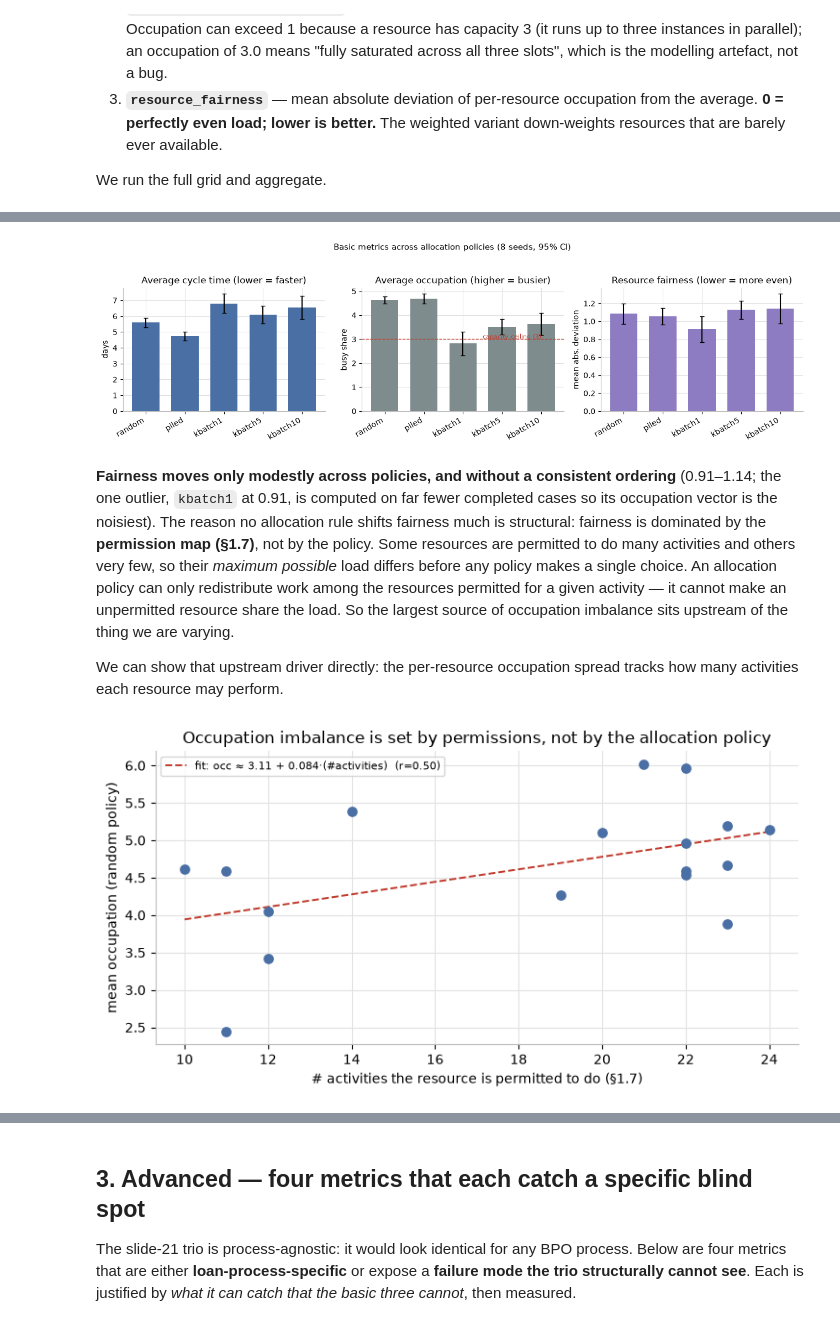
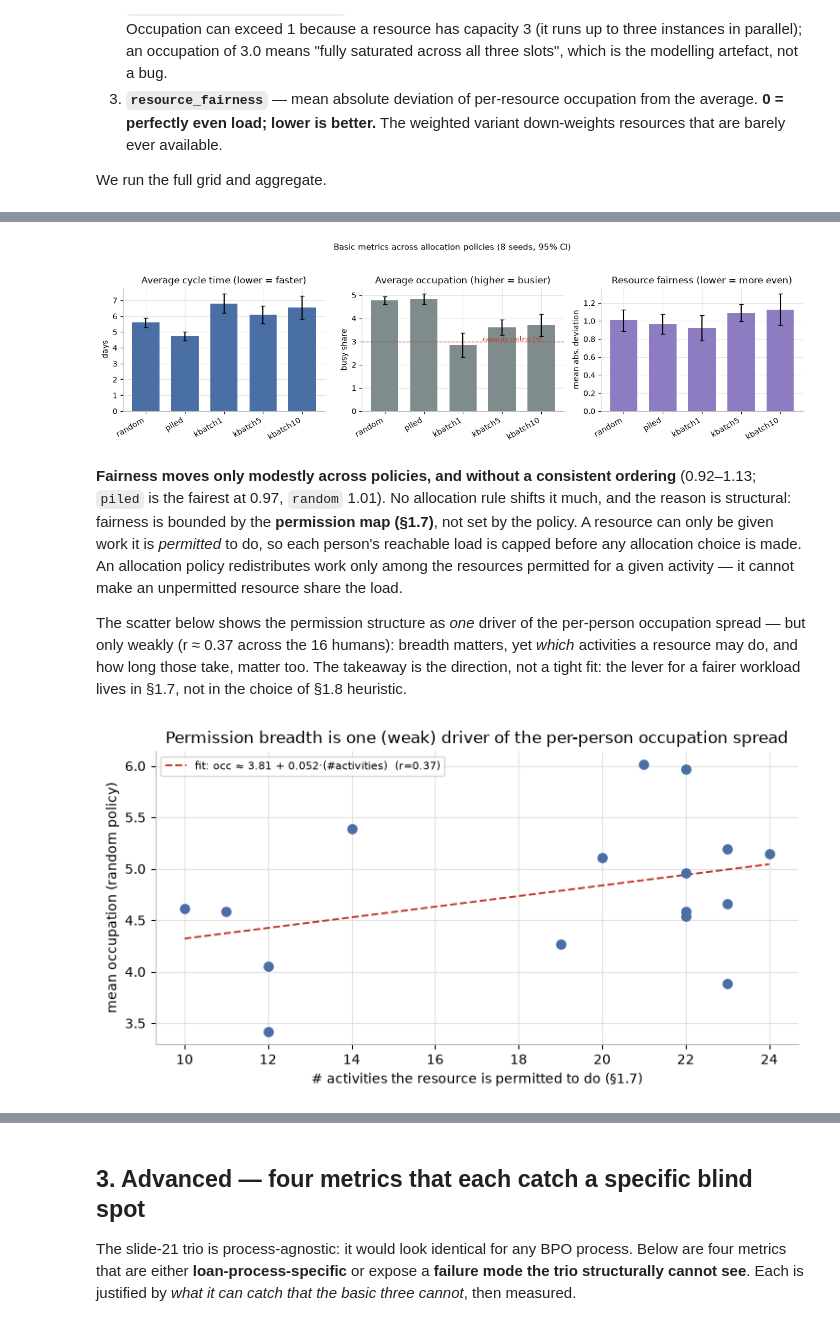
Before and after one commit to ophdn/bpic17-process-mining-group-assignment, a Jupyter notebook: notebooks/04_evaluation.ipynb, the cells around one changed output, grey strips where cells are left out. Drawn from its saved outputs; the diff is of its cells as text; code cells hidden in the pictures.

```diff
--- a/notebooks/04_evaluation.ipynb
+++ b/notebooks/04_evaluation.ipynb
@@ -31,6 +33,7 @@ import matplotlib.pyplot as plt
 import scripts.run_experiments as R
 import scripts.opt_metrics as om
 from simulation.components.resource import RESOURCE_PERMISSIONS
+from analysis.availability import YearlyAvailability
 
 # Match the house style of the 01/02 notebooks without the seaborn dependency.
 BLUE, RED, GREY = "#4a6fa5", "#c0392b", "#7f8c8d"
@@ -42,6 +45,21 @@ plt.rcParams.update({
 pd.set_option("display.float_format", lambda v: f"{v:,.3f}")
 
 DAY = 86400.0
-print(f"{len(RESOURCE_PERMISSIONS)} human resources, "
-      f"{len({a for acts in RESOURCE_PERMISSIONS.values() for a in acts})} activities in the permission map")
+
+# --- Human staff vs automation (reuse Johannes's Section 1.6 "Decision 4") ---
+# Johannes showed one account breaches the structural weekday-coverage ceiling
+# and has NO working calendar: it is an automated system account, not a person.
+# We reuse that finding *data-drivenly* rather than hardcoding a name -- a
+# simulated resource with no weekly working window in the §1.6 calendar is
+# automation. Only human staff can be "fired" and only human load is a
+# meaningful fairness/occupation signal, so the resource-centric metrics and
+# the whole management question below are restricted to HUMANS. The automation
+# still runs in the process, so cycle time / completions / customer milestones
+# keep every case.
+_CAL = YearlyAvailability.from_json("../models/availability_model.json")
+HUMANS    = {r for r in RESOURCE_PERMISSIONS if r in _CAL.weekly.windows}
+AUTOMATED = set(RESOURCE_PERMISSIONS) - HUMANS
+print(f"{len(RESOURCE_PERMISSIONS)} simulated resources = "
+      f"{len(HUMANS)} human staff + {len(AUTOMATED)} automated {sorted(AUTOMATED)}")
+print(f"{len({a for acts in RESOURCE_PERMISSIONS.values() for a in acts})} activities in the permission map")
 # %% [output]
@@ -69,8 +88,12 @@ SEEDS   = list(range(1, 9))
 DAYS    = 21
 POLICIES = ["random", "piled", "kbatch1", "kbatch5", "kbatch10"]
 
-def run_policy(policy, seeds=SEEDS, days=DAYS, excluded=None):
+def run_policy(policy, seeds=SEEDS, days=DAYS, excluded=None, subset=None):
     # Run one policy across seeds; return list of full metric dicts (+ the df).
+    # resource-centric metrics are restricted to `subset` (default: HUMANS);
+    # for a leave-N-out run pass the SURVIVING humans so occupation/fairness
+    # describe the people still employed, not the ones we just removed.
+    subset = HUMANS if subset is None else subset
     out = []
     for s in seeds:
         df, meta = R.run_once(policy, s, days, "normal", True, "basic", "visit",
@@ -79,7 +102,8 @@ def run_policy(policy, seeds=SEEDS, days=DAYS, excluded=None):
             continue
         m = om.evaluate(df, arrival_times=meta["arrival_times"],
                         availability_seconds=meta["availability_seconds"],
-                        completed_case_ids=meta["completed_case_ids"])
+                        completed_case_ids=meta["completed_case_ids"],
+                        resource_subset=subset)
         m["_seed"] = s
         m["_df"] = df
         out.append(m)
@@ -93,5 +117,5 @@ def ci95(x):
 
 print("Runner ready. Settings:",
       f"{len(POLICIES)} policies x {len(SEEDS)} seeds x {DAYS} days = "
-      f"{len(POLICIES)*len(SEEDS)} simulations.")
+      f"{len(POLICIES)*len(SEEDS)} simulations. Resource metrics over {len(HUMANS)} human staff.")
 # %% [output]
@@ -182,30 +206,32 @@ ax[2].set_xticklabels(POLICIES, rotation=30, ha="right")
 fig.suptitle("Basic metrics across allocation policies (8 seeds, 95% CI)", y=1.04, fontsize=11)
 plt.tight_layout(); plt.show()
 # %% [output]
-[figure, old version]
+[figure, new version]
 # %% [markdown]
-**Fairness moves only modestly across policies, and without a consistent ordering** (0.91–1.14; the one outlier, `kbatch1` at 0.91, is computed on far fewer completed cases so its occupation vector is the noisiest). The reason no allocation rule shifts fairness much is structural: fairness is dominated by the **permission map (§1.7)**, not by the policy. Some resources are permitted to do many activities and others very few, so their *maximum possible* load differs before any policy makes a single choice. An allocation policy can only redistribute work among the resources permitted for a given activity — it cannot make an unpermitted resource share the load. So the largest source of occupation imbalance sits upstream of the thing we are varying.
+**Fairness moves only modestly across policies, and without a consistent ordering** (0.92–1.13; `piled` is the fairest at 0.97, `random` 1.01). No allocation rule shifts it much, and the reason is structural: fairness is bounded by the **permission map (§1.7)**, not set by the policy. A resource can only be given work it is *permitted* to do, so each person's reachable load is capped before any allocation choice is made. An allocation policy redistributes work only among the resources permitted for a given activity — it cannot make an unpermitted resource share the load.
 
-We can show that upstream driver directly: the per-resource occupation spread tracks how many activities each resource may perform.
+The scatter below shows the permission structure as *one* driver of the per-person occupation spread — but only weakly (r ≈ 0.37 across the 16 humans): breadth matters, yet *which* activities a resource may do, and how long those take, matter too. The takeaway is the direction, not a tight fit: the lever for a fairer workload lives in §1.7, not in the choice of §1.8 heuristic.
 # %%
-# Per-resource occupation from the random baseline, against permission breadth.
+# Per-resource occupation from the random baseline (human staff only, since
+# occupation per_resource was computed with resource_subset=HUMANS), against
+# permission breadth.
 base_ms = results["random"]
 per_res = pd.DataFrame([m["occupation"]["per_resource"] for m in base_ms]).mean()
 perm_breadth = pd.Series({r: len(a) for r, a in RESOURCE_PERMISSIONS.items()})
 common = per_res.index.intersection(perm_breadth.index)
 occ_r, breadth_r = per_res.loc[common], perm_breadth.loc[common]
 
 fig, ax = plt.subplots(figsize=(7.5, 4))
 ax.scatter(breadth_r, occ_r, color=BLUE, s=45, zorder=3)
 if len(common) > 2:
     b, a = np.polyfit(breadth_r, occ_r, 1)
     xs = np.linspace(breadth_r.min(), breadth_r.max(), 50)
     ax.plot(xs, a + b*xs, ls="--", color=RED, lw=1.4,
             label=f"fit: occ ≈ {a:.2f} + {b:.3f}·(#activities)  (r={np.corrcoef(breadth_r, occ_r)[0,1]:.2f})")
 ax.set(xlabel="# activities the resource is permitted to do (§1.7)",
        ylabel="mean occupation (random policy)",
-       title="Occupation imbalance is set by permissions, not by the allocation policy")
+       title="Permission breadth is one (weak) driver of the per-person occupation spread")
 ax.legend(fontsize=8); plt.tight_layout(); plt.show()
 # %% [output]
-[figure, old version]
+[figure, new version]
 # %% [markdown]
```
Also changed, not shown: parts of 18 cells of this notebook, 1 other file.
